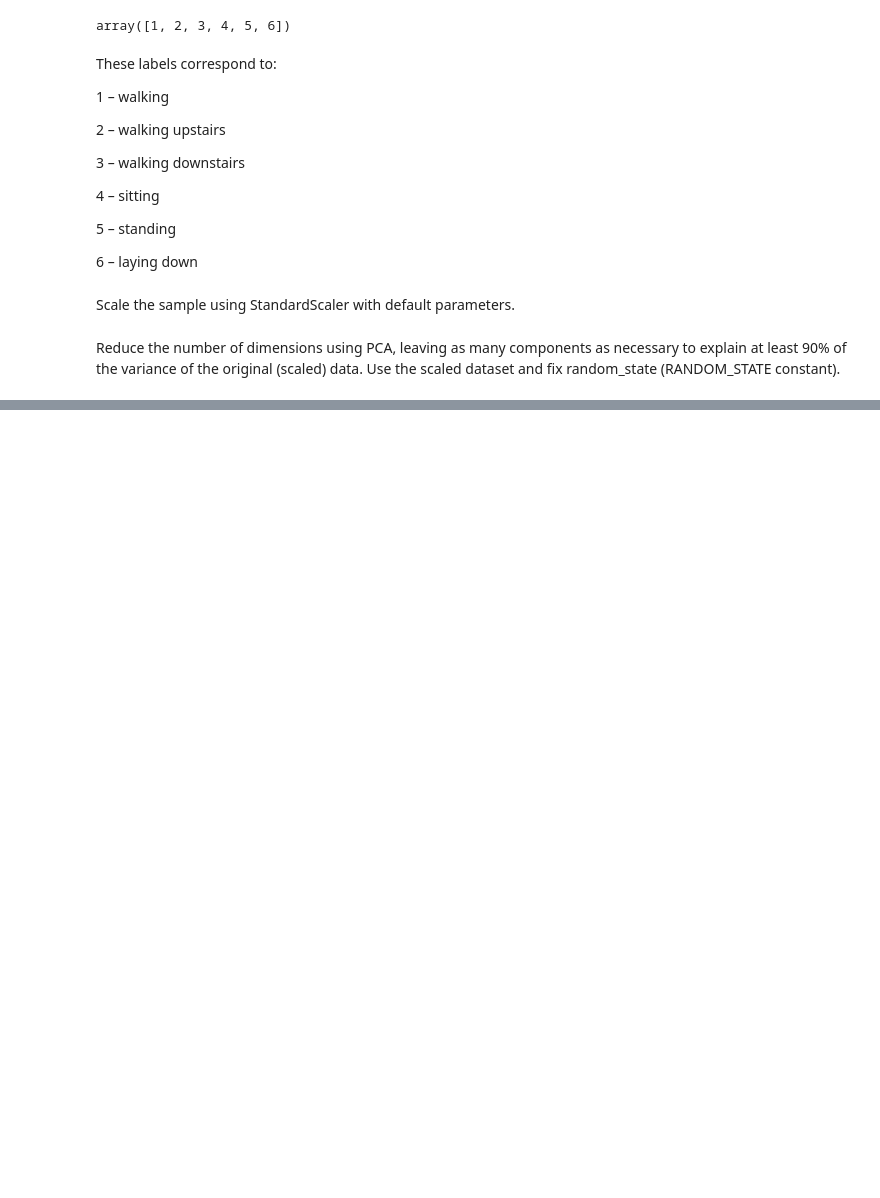
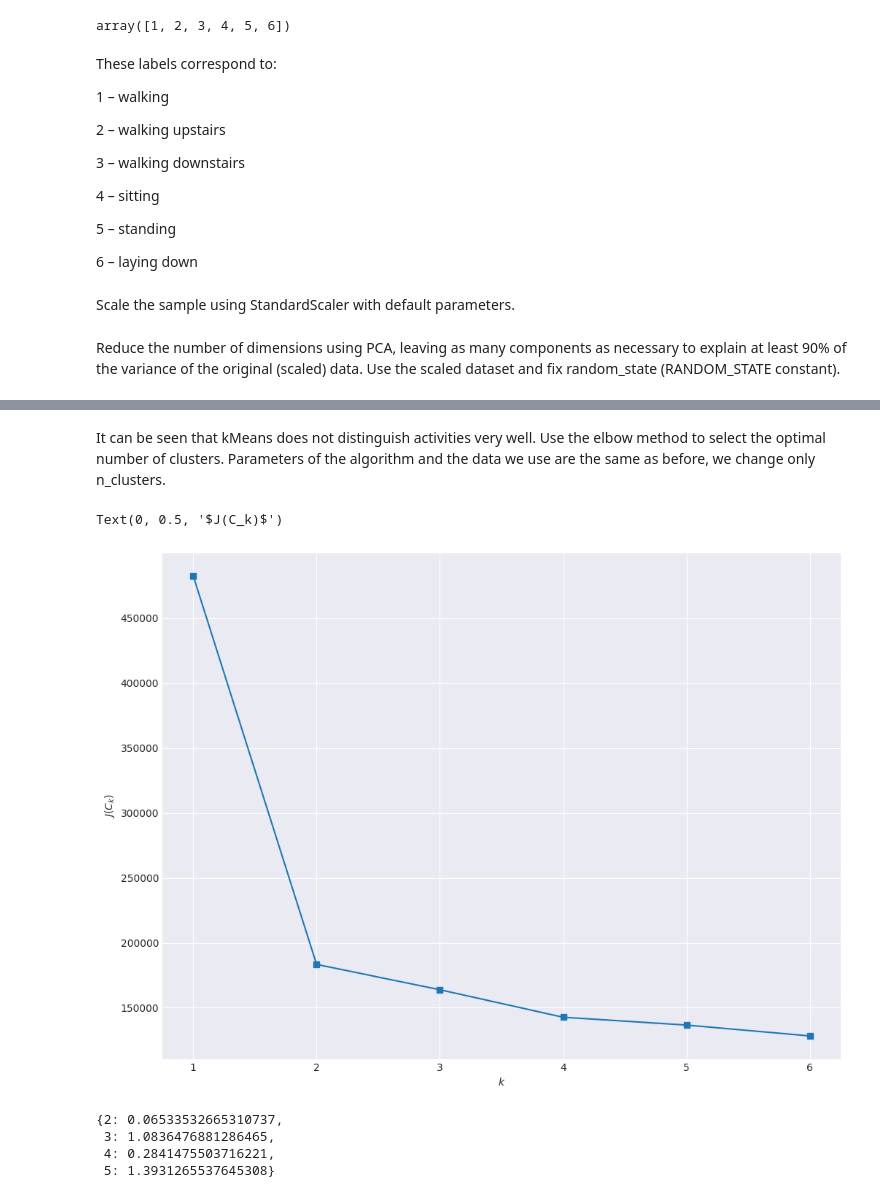
Before and after one commit to rahulrajesh131999/ai-ml-dl-journey, a Jupyter notebook: topic-7/demoassignment.ipynb, the cells around one changed output, grey strips where cells are left out. Cells and saved outputs as stored; diff of their text form; code cells hidden in the pictures; blank space fills up the shorter version.

```diff
--- a/topic-7/demoassignment.ipynb
+++ b/topic-7/demoassignment.ipynb
@@ -98,0 +346,27 @@ Reduce the number of dimensions using PCA, leaving as many components as necessa
+# %% [markdown]
+It can be seen that kMeans does not distinguish activities very well. Use the elbow method to select the optimal number of clusters. Parameters of the algorithm and the data we use are the same as before, we change only n_clusters.
+# %%
+inertia = []
+
+for k in range (1, n_classes+1):
+    kmeans = KMeans(n_clusters=k, random_state=RANDOM_STATE, n_init="auto").fit(X_pca)
+    inertia.append(kmeans.inertia_)
+# %%
+plt.plot(range(1, n_classes+1), inertia, marker="s")
+plt.xlabel("$k$")
+plt.ylabel("$J(C_k)$")
+# %% [output]
+Text(0, 0.5, '$J(C_k)$')
+[figure, added]
+# %%
+d = {}
+for k in range(2, 6):
+    i = k - 1
+    d[k] = (inertia[i] - inertia[i + 1]) / (inertia[i - 1] - inertia[i])
+
+d
+# %% [output]
+{2: 0.06533532665310737,
+ 3: 1.0836476881286465,
+ 4: 0.2841475503716221,
+ 5: 1.3931265537645308}
```
Also changed, not shown: parts of 41 cells of this notebook, 2 other files.
